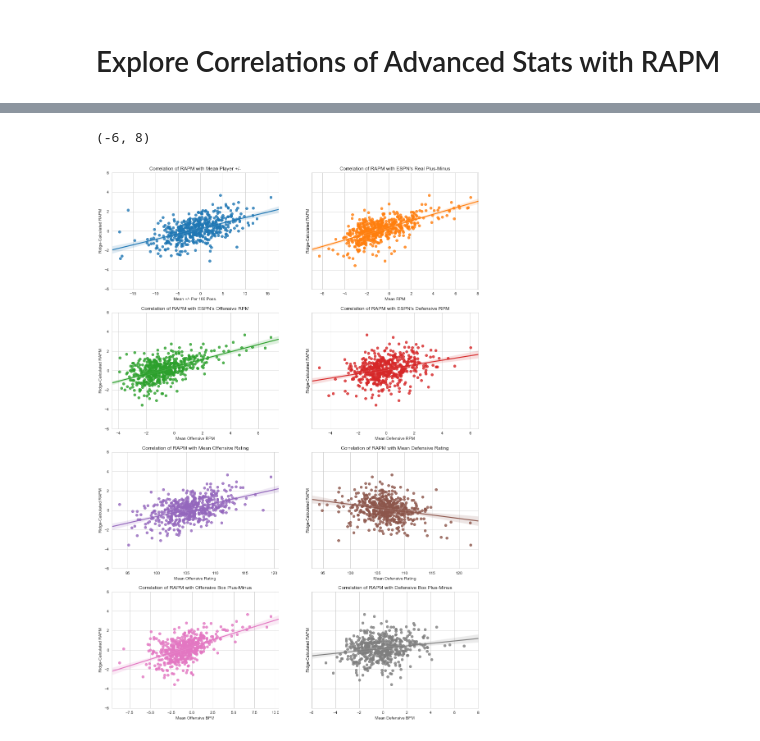
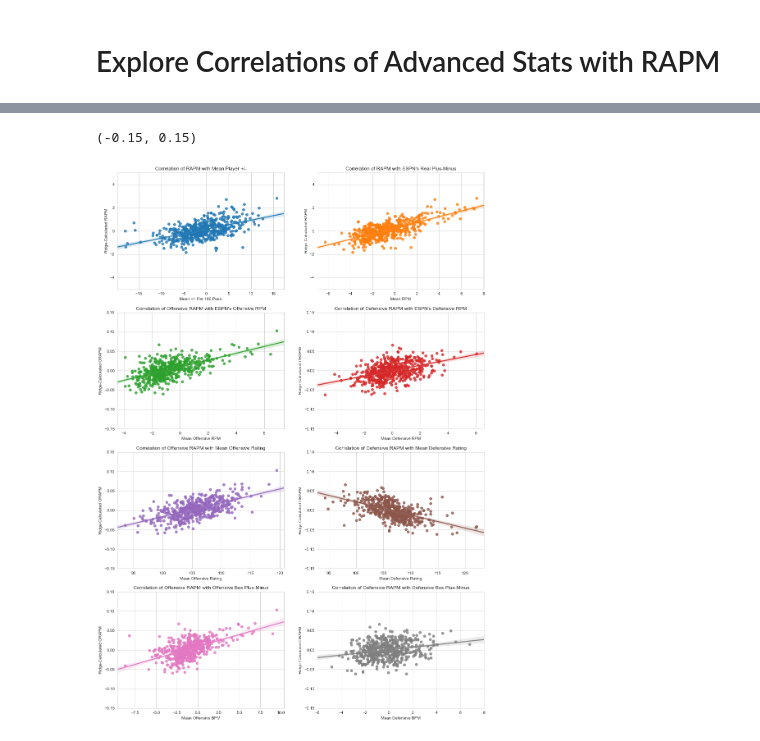
Before and after one commit to jecutter/nba-data-models, a Jupyter notebook: Data_Modeling/RAPM_Ridge_Regression.ipynb, the cells around one changed output, grey strips where cells are left out. Drawn from its saved outputs; the diff is of its cells as text; code cells hidden in the pictures.

```diff
--- a/Data_Modeling/RAPM_Ridge_Regression.ipynb
+++ b/Data_Modeling/RAPM_Ridge_Regression.ipynb
@@ -120,0 +237,2 @@ On Stint 98001...
+# %%
+rapm_matrix, matchup_pm_ph = GenerateMatchupMatrix(df_stint, df_stint_players)
@@ -204,0 +363,5 @@ print(dfp)
+# %%
+print('PBP matchup data contains', len(df_poss), 'possessions.')
+df_poss_players = GetPlayerList(df_poss)
+print('Found', len(df_poss_players), 'unique players in the PBP possession data.')
+f_players, f_dfp_ind, f_df_poss_ind = np.intersect1d(dfp_players, df_poss_players, return_indices=True)
@@ -204,0 +371,2 @@ print(dfp)
+# %%
+orapm_matrix, drapm_matrix, off_score = GeneratePossessionMatrix(df_poss, df_poss_players)
@@ -204,0 +388,11 @@ print(dfp)
+# %%
+dfp.loc[f_dfp_ind, 'ORAPM'] = player_orapm[f_df_poss_ind]
+dfp.loc[f_dfp_ind, 'DRAPM'] = player_drapm[f_df_poss_ind]
+dfp['ORAPM'] = pd.to_numeric(dfp['ORAPM'])
+dfp['DRAPM'] = pd.to_numeric(dfp['DRAPM'])
+
+print('\nTop 20 Players in ORAPM:')
+print(dfp[['name', 'RAPM', 'ORAPM', 'DRAPM']].sort_values('ORAPM', ascending=False).head(20))
+
+print('\nTop 20 Players in DRAPM:')
+print(dfp[['name', 'RAPM', 'ORAPM', 'DRAPM']].sort_values('DRAPM', ascending=False).head(20))
@@ -221,33 +444,38 @@ ax.set_ylim(len(pc), -0.5)
 # %%
-fig, ax = plt.subplots(4, 2, figsize=(16,24), sharey=True)
+fig, ax = plt.subplots(4, 2, figsize=(16,24))
 
-sns.regplot(x="PM_PH", y="RAPM", data=dfp[dfp.PM_PH>-20], ax=ax[0,0])
+sns.regplot(x="PM_PH", y="RAPM", data=dfp[dfp.PM_PH>-20], ax=ax[0,0], scatter=True)
 ax[0,0].set(xlabel='Mean +/- Per 100 Poss.', ylabel='Ridge-Calculated RAPM', title='Correlation of RAPM with Mean Player +/-')
-ax[0,0].set_ylim(-6, 6)
+ax[0,0].set_ylim(-5, 5)
 
 sns.regplot(x="RPM", y="RAPM", data=dfp, ax=ax[0,1])
 ax[0,1].set(xlabel='Mean RPM', ylabel='Ridge-Calculated RAPM', title="Correlation of RAPM with ESPN's Real Plus-Minus")
+ax[0,1].set_ylim(-5, 5)
 
-sns.regplot(x="ORPM", y="RAPM", data=dfp, ax=ax[1,0])
-ax[1,0].set(xlabel='Mean Offensive RPM', ylabel='Ridge-Calculated RAPM', title="Correlation of RAPM with ESPN's Offensive RPM")
+sns.regplot(x="ORPM", y="ORAPM", data=dfp, ax=ax[1,0])
+ax[1,0].set(xlabel='Mean Offensive RPM', ylabel='Ridge-Calculated ORAPM', title="Correlation of Offensive RAPM with ESPN's Offensive RPM")
+ax[1,0].set_ylim(-0.15, 0.15)
 
-sns.regplot(x="DRPM", y="RAPM", data=dfp, ax=ax[1,1])
-ax[1,1].set(xlabel='Mean Defensive RPM', ylabel='Ridge-Calculated RAPM', title="Correlation of RAPM with ESPN's Defensive RPM")
+sns.regplot(x="DRPM", y="DRAPM", data=dfp, ax=ax[1,1])
+ax[1,1].set(xlabel='Mean Defensive RPM', ylabel='Ridge-Calculated DRAPM', title="Correlation of Defensive RAPM with ESPN's Defensive RPM")
+ax[1,1].set_ylim(-0.15, 0.15)
 
-sns.regplot(x="OFFRTG", y="RAPM", data=dfp[dfp.OFFRTG > 90], ax=ax[2,0])
-ax[2,0].set(xlabel='Mean Offensive Rating', ylabel='Ridge-Calculated RAPM', title='Correlation of RAPM with Mean Offensive Rating')
+sns.regplot(x="OFFRTG", y="ORAPM", data=dfp[dfp.OFFRTG > 90], ax=ax[2,0])
+ax[2,0].set(xlabel='Mean Offensive Rating', ylabel='Ridge-Calculated ORAPM', title='Correlation of Offensive RAPM with Mean Offensive Rating')
+ax[2,0].set_ylim(-0.15, 0.15)
 
-sns.regplot(x="DEFRTG", y="RAPM", data=dfp[dfp.DEFRTG>80], ax=ax[2,1])
-ax[2,1].set(xlabel='Mean Defensive Rating', ylabel='Ridge-Calculated RAPM', title='Correlation of RAPM with Mean Defensive Rating')
-#ax[1,1].set_xlim(90, 130)
-#ax[1,1].set_ylim(-5, 5)
+sns.regplot(x="DEFRTG", y="DRAPM", data=dfp[dfp.DEFRTG>80], ax=ax[2,1])
+ax[2,1].set(xlabel='Mean Defensive Rating', ylabel='Ridge-Calculated DRAPM', title='Correlation of Defensive RAPM with Mean Defensive Rating')
+ax[2,1].set_ylim(-0.15, 0.15)
 
-sns.regplot(x="OBPM", y="RAPM", data=dfp, ax=ax[3,0])
-ax[3,0].set(xlabel='Mean Offensive BPM', ylabel='Ridge-Calculated RAPM', title='Correlation of RAPM with Offensive Box Plus-Minus')
+sns.regplot(x="OBPM", y="ORAPM", data=dfp, ax=ax[3,0])
+ax[3,0].set(xlabel='Mean Offensive BPM', ylabel='Ridge-Calculated ORAPM', title='Correlation of Offensive RAPM with Offensive Box Plus-Minus')
+ax[3,0].set_ylim(-0.15, 0.15)
 
-sns.regplot(x="DBPM", y="RAPM", data=dfp, ax=ax[3,1])
-ax[3,1].set(xlabel='Mean Defensive BPM', ylabel='Ridge-Calculated RAPM', title='Correlation of RAPM with Defensive Box Plus-Minus')
+sns.regplot(x="DBPM", y="DRAPM", data=dfp, ax=ax[3,1])
+ax[3,1].set(xlabel='Mean Defensive BPM', ylabel='Ridge-Calculated DRAPM', title='Correlation of Defensive RAPM with Defensive Box Plus-Minus')
 ax[3,1].set_xlim(-6, 8)
+ax[3,1].set_ylim(-0.15, 0.15)
 # %% [output]
-(-6, 8)
+(-0.15, 0.15)
-[figure, old version]
+[figure, new version]
```
Also changed, not shown: parts of 48 cells of this notebook, 7 other files.
